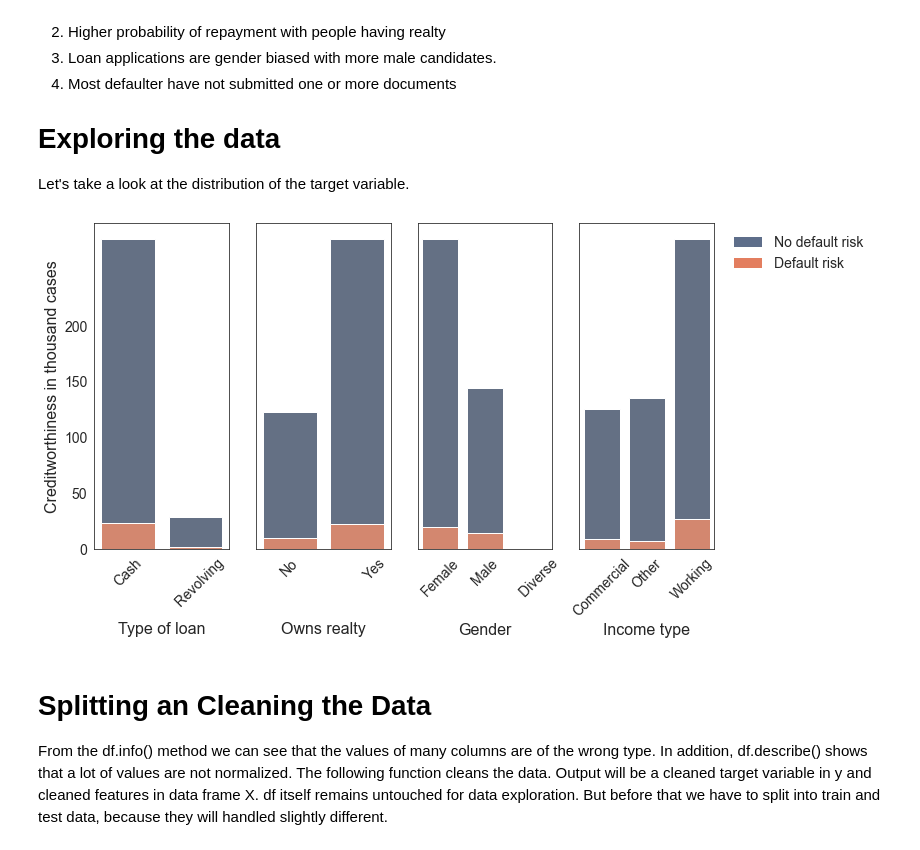
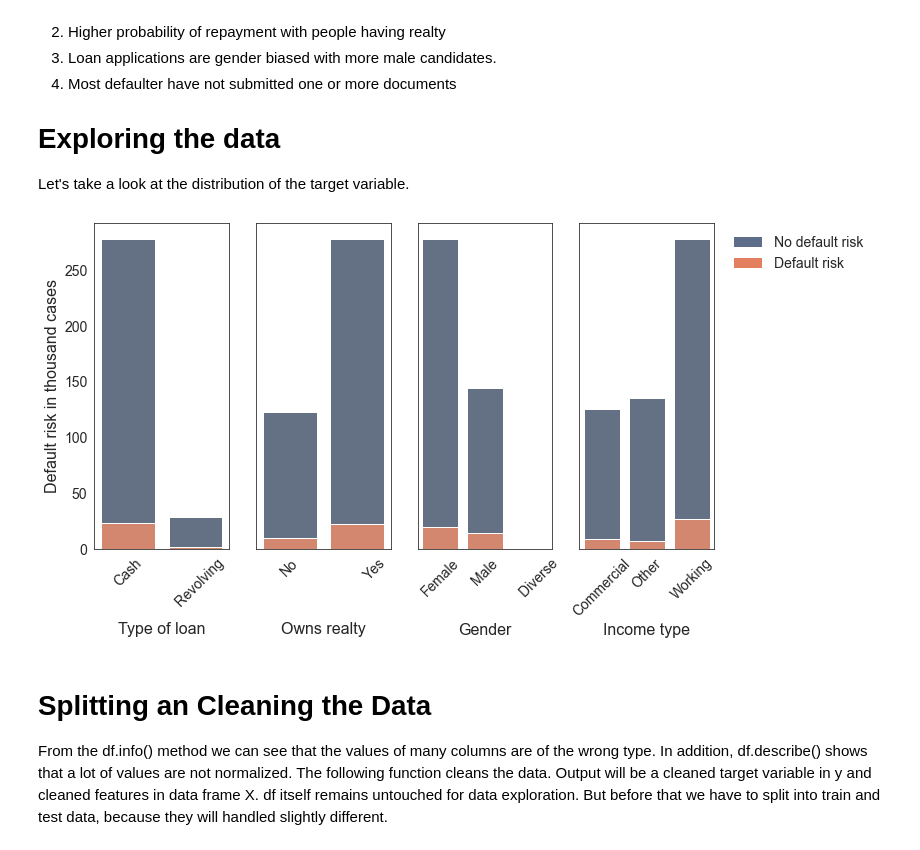
Before and after one commit to chandrakanthHA/Home_Credit, a Jupyter notebook: EDA.ipynb, the cells around one changed output. Drawn from its saved outputs; the diff is of its cells as text; code cells hidden in the pictures.

```diff
--- a/EDA.ipynb
+++ b/EDA.ipynb
@@ -235,10 +235,10 @@ ax1 = fig.add_subplot(1,5,1)
 sns.barplot(x=contract_type.index, y=contract_type["TOTAL"], data=contract_type, color = "#5e6e8a");
 bottom_plot = sns.barplot(x=contract_type.index, y=contract_type[1], data=contract_type, color = "#e37e5f");
 bottom_plot.set_xlabel("Type of loan", size=16);
-bottom_plot.set_ylabel("Creditworthiness in thousand cases", size=16);
+bottom_plot.set_ylabel("Default risk in thousand cases", size=16);
 ax1.set_xticklabels(labels=["Cash", "   Revolving"], rotation=45, size=14);
-ax1.set_yticks([0, 50000, 100000, 150000, 200000]);
-ax1.set_yticklabels(labels=[0, 50, 100, 150, 200], size=14);
+ax1.set_yticks([0, 50000, 100000, 150000, 200000, 250000]);
+ax1.set_yticklabels(labels=[0, 50, 100, 150, 200, 250], size=14);
 
 
 realty = df.groupby("FLAG_OWN_REALTY")["TARGET"].value_counts().unstack().fillna(0)
@@ -259,34 +259,34 @@ gender["TOTAL"] = gender[0] + gender[1]
 ax3 = fig.add_subplot(1,5,3)
 sns.barplot(x=gender.index, y=gender["TOTAL"], data=gender, color = "#5e6e8a");
 bottom_plot3 = sns.barplot(x=gender.index, y=gender[1], data=gender, color = "#e37e5f");
 bottom_plot3.set_xlabel("Gender", size=16);
 ax3.set_xticklabels(labels=["Female", "Male", "       Diverse"], rotation=45, size=14);
 ax3.set_yticklabels("");
 ax3.set_ylabel("");
 
 
 income_type = df[["NAME_INCOME_TYPE", "TARGET"]]
 income_type.replace(to_replace=["Pensioner", "State servant", "Unemployed",
                                 "Student", "Businessman", "Maternity leave"],
                     value=["Other", "Other", "Other", "Other", "Other", "Other"], inplace=True)
 income_type = income_type.groupby("NAME_INCOME_TYPE")["TARGET"].value_counts().unstack()
 income_type["TOTAL"] = income_type[0] + income_type[1]
 
 ax4 = fig.add_subplot(1,5,4)
 sns.barplot(x=income_type.index, y=income_type["TOTAL"], data=income_type, color = "#5e6e8a");
 bottom_plot4 = sns.barplot(x=income_type.index, y=income_type[1], data=income_type, color = "#e37e5f");
 bottom_plot4.set_xlabel("Income type", size=16);
 ax4.set_xticklabels(labels=["Commercial", "Other", "Working"], rotation=45, size=14);
 ax4.set_yticklabels("");
 ax4.set_ylabel("");
 
 
 topbar = plt.Rectangle((0,0),1,1,fc="#5e6e8a", edgecolor="none");
 bottombar = plt.Rectangle((0,0),1,1,fc="#e37e5f",  edgecolor="none");
 legend = plt.legend([topbar, bottombar], ["No default risk", "Default risk"], loc=1, bbox_to_anchor=(2.2, 1), ncol=1, prop={'size':14});
 legend.draw_frame(False)
 # %% [output]
-[figure, old version]
+[figure, new version]
 # %% [markdown]
 # Splitting an Cleaning the Data
 
```
Also changed, not shown: parts of 1 cell of this notebook, 1 other file.
